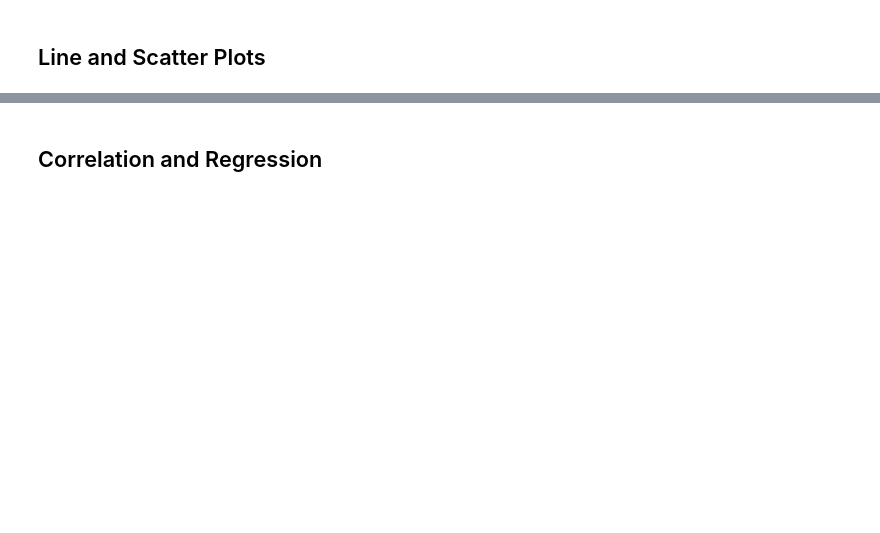
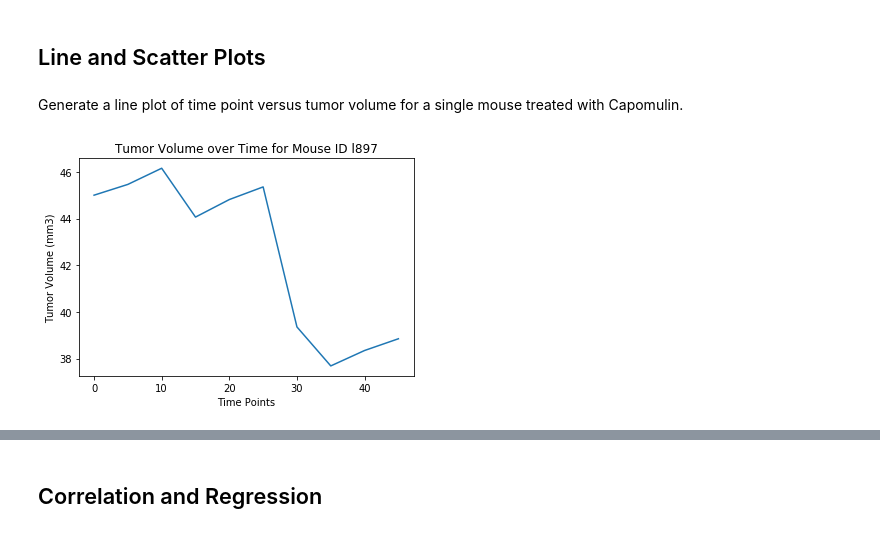
Before and after one commit to tamaranxu/matplotlib_challenge, a Jupyter notebook: pymaceuticals.ipynb, the cells around one changed output, grey strips where cells are left out. Drawn from its saved outputs; the diff is of its cells as text; code cells hidden in the pictures; blank space fills up the shorter version.

```diff
--- a/pymaceuticals.ipynb
+++ b/pymaceuticals.ipynb
@@ -547,0 +586,19 @@ Total sorted value list is [45.0, 45.0, 45.0, 45.0, 46.78, 47.78, 48.72, 52.93,
+# %% [markdown]
+Generate a line plot of time point versus tumor volume for a single mouse treated with Capomulin.
+# %%
+# Generate a line plot of time point versus tumor volume for a mouse treated with Capomulin
+
+# Look at list of capomulin mice to pick a value; will pick l897
+capomulin_mice = capomulin["Mouse ID"].value_counts()
+
+# Create table to use for line plot
+cap_l897 = capomulin.loc[capomulin["Mouse ID"] == "l897"].reset_index()
+
+# Create line plot for l897
+plt.plot(cap_l897["Timepoint"], cap_l897["Tumor Volume (mm3)"])
+plt.title("Tumor Volume over Time for Mouse ID l897")
+plt.xlabel("Time Points")
+plt.ylabel("Tumor Volume (mm3)")
+plt.show()
+# %% [output]
+[figure, added]
```
Also changed, not shown: parts of 20 cells of this notebook.
